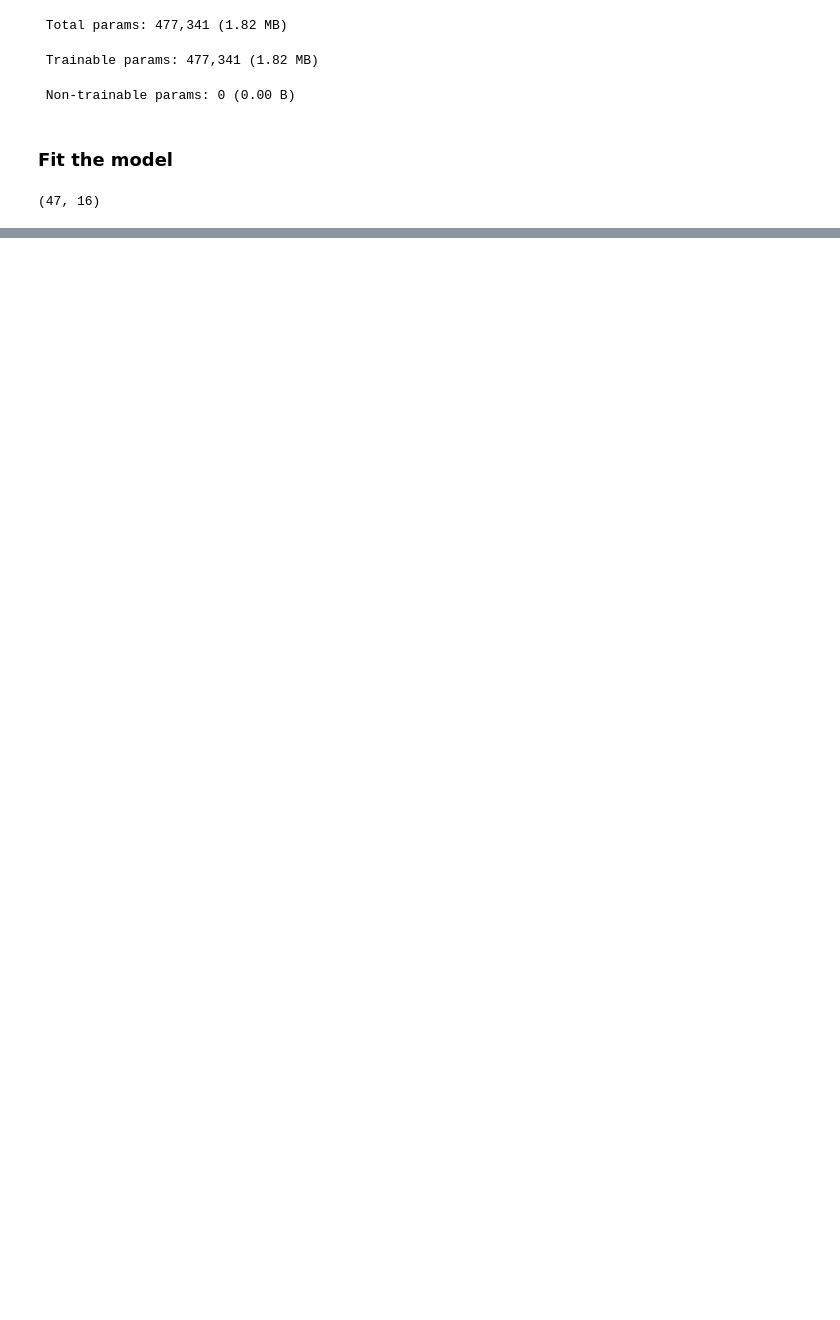
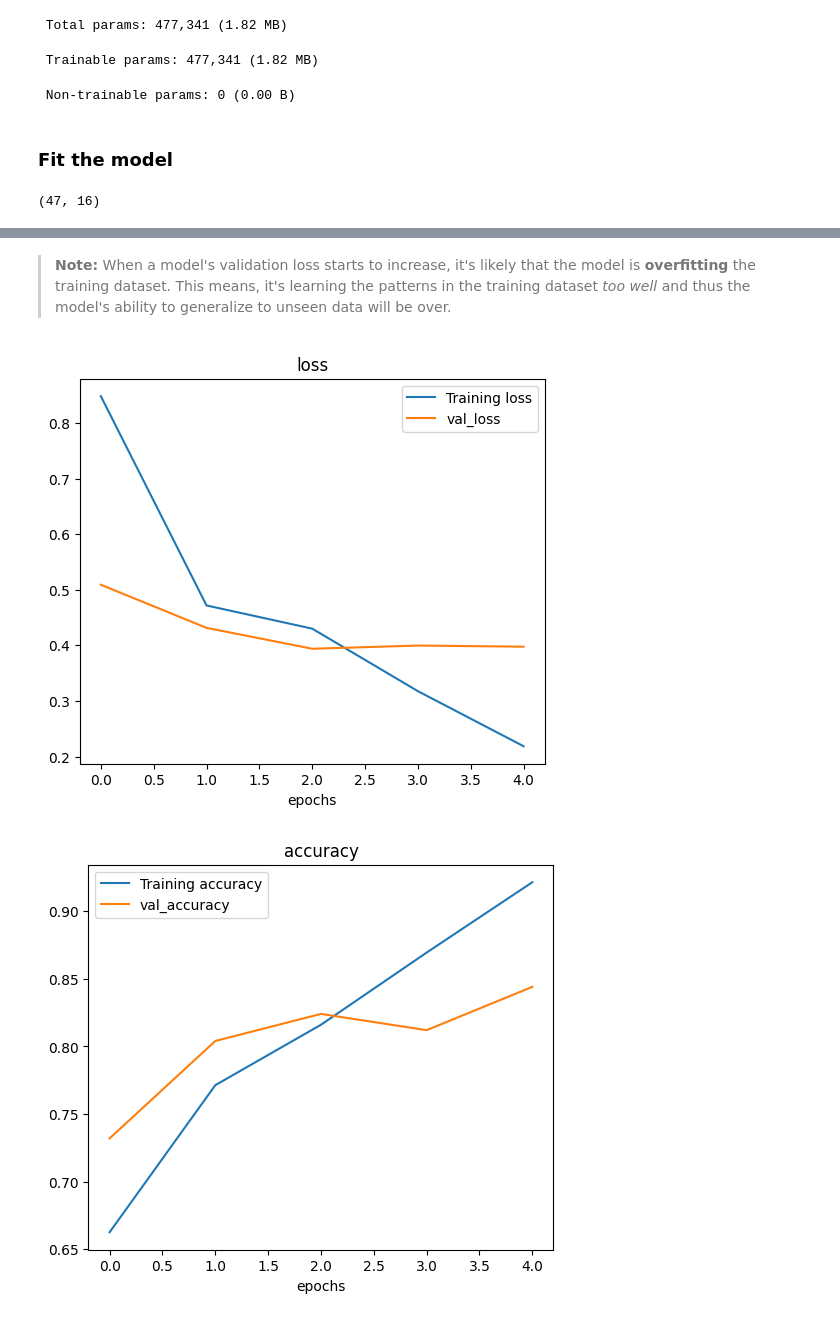
Before and after one commit to danish-khan962/Deep-Learning, a Jupyter notebook: 04_Computer_vision_and_CNN_in_tensorflow.ipynb, the cells around one changed output, grey strips where cells are left out. Drawn from its saved outputs; the diff is of its cells as text; code cells hidden in the pictures; blank space fills up the shorter version.

```diff
--- a/04_Computer_vision_and_CNN_in_tensorflow.ipynb
+++ b/04_Computer_vision_and_CNN_in_tensorflow.ipynb
@@ -606,0 +615,36 @@ Epoch 5/5
+# %%
+# Plotting training and testing loss curves separately
+def plot_loss_curves(history):
+  """
+  Returns loss curves separately
+  """
+  loss = history.history["loss"]
+  val_loss = history.history["val_loss"]
+
+  accuracy = history.history["accuracy"]
+  val_accuracy = history.history["val_accuracy"]
+
+  epochs = range(len(history.history["loss"]))
+
+  # Plotting loss
+  plt.figure(figsize=(6,5))
+  plt.plot(epochs, loss, label="Training loss")
+  plt.plot(epochs, val_loss, label="val_loss")
+  plt.title("loss")
+  plt.xlabel("epochs")
+  plt.legend()
+
+  # Plotting accuracy
+  plt.figure(figsize=(6,5))
+  plt.plot(epochs, accuracy, label="Training accuracy")
+  plt.plot(epochs, val_accuracy, label="val_accuracy")
+  plt.title("accuracy")
+  plt.xlabel("epochs")
+  plt.legend()
+# %% [markdown]
+> **Note:**  When a model's validation loss starts to increase, it's likely that the model is **overfitting** the training dataset. This means, it's learning the patterns in the training dataset *too well* and thus the model's ability to generalize to unseen data will be over.
+# %%
+plot_loss_curves(history_4)
+# %% [output]
+[figure, added]
+[figure, added]
```
Also changed, not shown: parts of 21 cells of this notebook.
